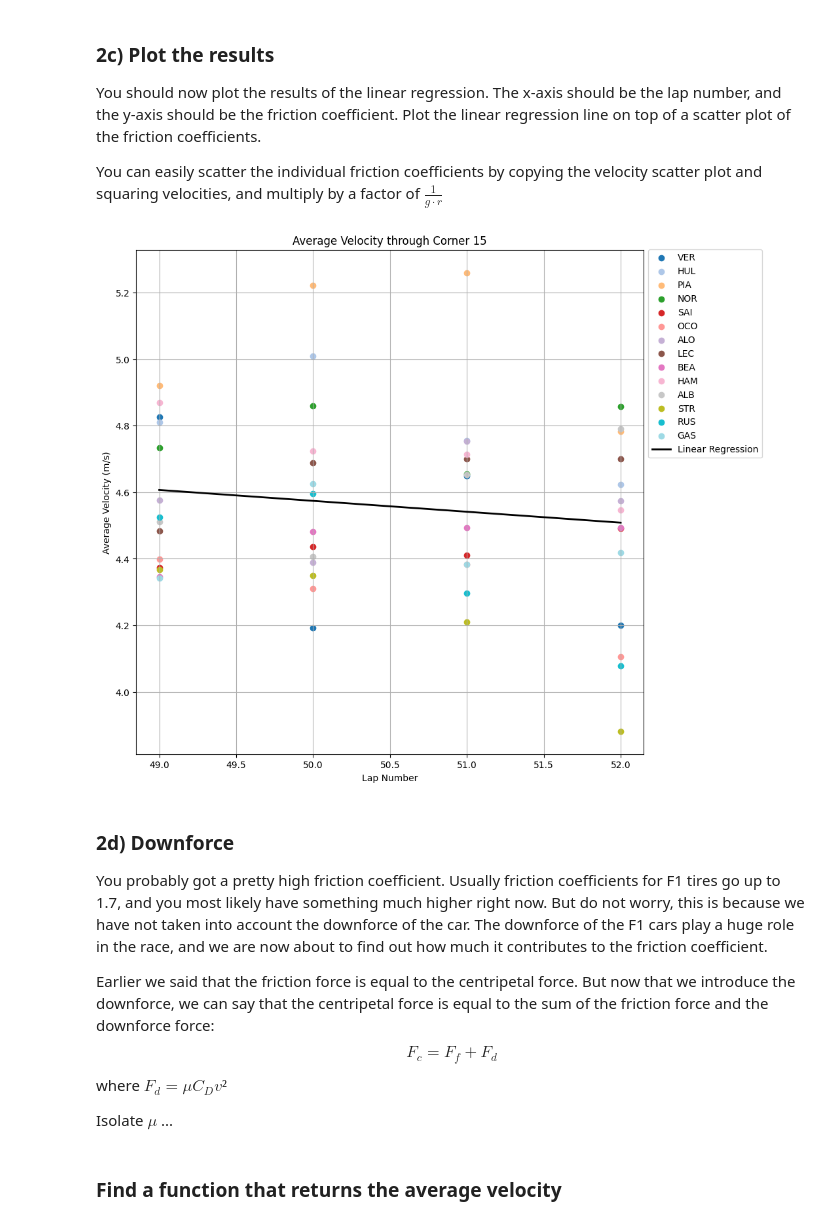
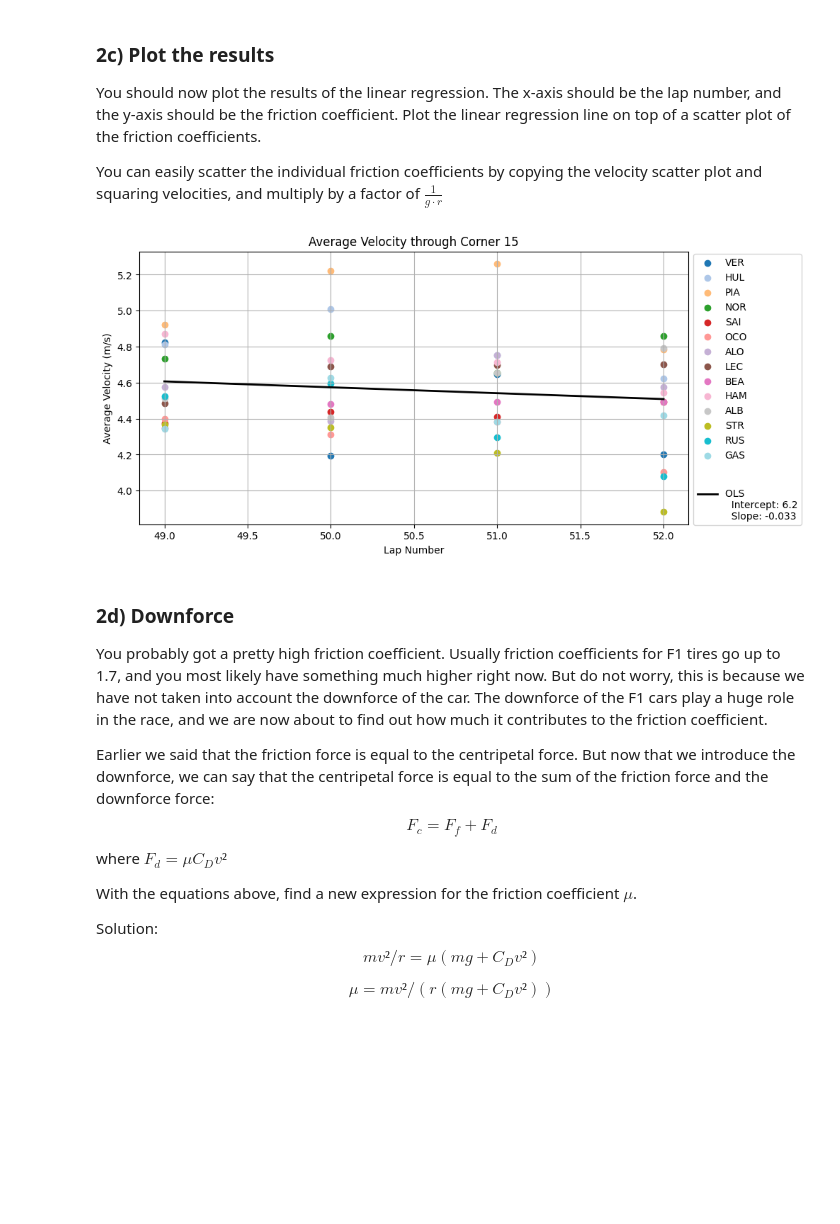
Before and after one commit to hishemok/PICUP, a Jupyter notebook: F1_friction/F1_friction.ipynb, the cells around one changed output. Cells and saved outputs as stored; diff of their text form; code cells hidden in the pictures; blank space fills up the shorter version.

```diff
--- a/F1_friction/F1_friction.ipynb
+++ b/F1_friction/F1_friction.ipynb
@@ -15,10 +15,14 @@ for driver in Racing_data:
     for lap in Racing_data[driver]:
         if "speed" in Racing_data[driver][lap]:
             del Racing_data[driver][lap]["speed"]
-        elif "distance" in Racing_data[driver][lap]:
+        else:
+            #convert to np array
             Racing_data[driver][lap]["distance"] = np.array(Racing_data[driver][lap]["distance"])
-        elif "time" in Racing_data[driver][lap]:
             Racing_data[driver][lap]["time"] = np.array(Racing_data[driver][lap]["time"])
+
+
 print(Racing_data)
 print("Keys in Racing_data:", Racing_data["VER"]["49"].keys())
+print(type(Racing_data["VER"]["49"]["distance"]))
+print(type(Racing_data["VER"]["49"]["time"]))
 # %% [output]
@@ -230,6 +234,30 @@ $$
 $$
 # %% [markdown]
 In the cell below, complete the code for OLS linear regression, and consider the coefficients.
+# %%
+def calculate_mu(velocity: float, r: float, g: float) -> float:
+    """
+    Calculate the friction coefficient (mu) using the formula:
+
+    mu = velocity^2 / (g * r)
+
+    where:
+
+    Parameters
+    ----------
+    velocity: float
+        The average velocity in m/s.
+    r: float
+        The radius of the turn in meters.
+    g: float
+        The acceleration due to gravity in m/s^2.
+
+    Returns
+    -------
+    mu: float
+        The friction coefficient.
+    """
+    return velocity**2 / (g * r)
 # %%
 #First create design matrix
 lap_numbers = sorted([int(lap) for lap in Racing_data["VER"].keys()])
@@ -249,7 +277,7 @@ for lap in lap_numbers:
             end=end_of_corner_15
         )
 
-        mu = velocity**2 / (g * r)
+        mu = calculate_mu(velocity, r, g)
         mu_array.append(mu)
 
     X.append([1, lap])  # Intercept term and lap number
@@ -270,33 +298,31 @@ You should now plot the results of the linear regression. The x-axis should be t
 
 You can easily scatter the individual friction coefficients by copying the velocity scatter plot and squaring velocities, and multiply by a factor of $\frac{1}{g\cdot r}$
 # %%
-factor = 1 / (g * r)
-
 colors = plt.cm.tab20(np.linspace(0, 1, len(Racing_data)))
 
-plt.figure(figsize=(10, 10))
+plt.figure(figsize=(10, 5))
 for i, driver in enumerate(Racing_data):
     color = colors[i]
     for lap in Racing_data[driver]:
         velocity = average_velocity(
             Racing_data[driver][lap]["distance"],
             Racing_data[driver][lap]["time"],
             start=start_of_corner_15,
             end=end_of_corner_15
         )
-        plt.scatter(int(lap), velocity**2 * factor, color=color, label=driver if lap == "49" else "")
+        plt.scatter(int(lap), calculate_mu(velocity, r, g), color=color, label=driver if lap == "49" else "")
 
-plt.plot(lap_numbers, beta[0] + beta[1] * np.array(lap_numbers), color='black', label='Linear Regression', linewidth=2)
+plt.plot(lap_numbers, beta[0] + beta[1] * np.array(lap_numbers), color='black',label=f'\n\nOLS \n  Intercept: {beta[0]:.2g}\n  Slope: {beta[1]:.2g}', linewidth=2)
 
 
 plt.xlabel("Lap Number")
 plt.ylabel("Average Velocity (m/s)")
 plt.title("Average Velocity through Corner 15")
 plt.legend(ncol=1, bbox_to_anchor=(1, 1.01))
 plt.grid()
 plt.show()
 # %% [output]
-[figure, old version]
+[figure, new version]
 # %% [markdown]
 ### 2d) Downforce
 You probably got a pretty high friction coefficient. Usually friction coefficients for F1 tires go up to 1.7, and you most likely have something much higher right now.
@@ -309,6 +335,10 @@ $$
 
 where $F_d = μ C_D v²$
 
-Isolate $μ$ ...
+With the equations above, find a new expression for the friction coefficient $μ$.
+
+
+Solution:
+$$mv²/r = μ(mg + C_D v²)$$
+
+$$μ = mv²/(r(mg + C_D v²))$$
-# %% [markdown]
-### Find a function that returns the average velocity
```
Also changed, not shown: parts of 10 cells of this notebook.
